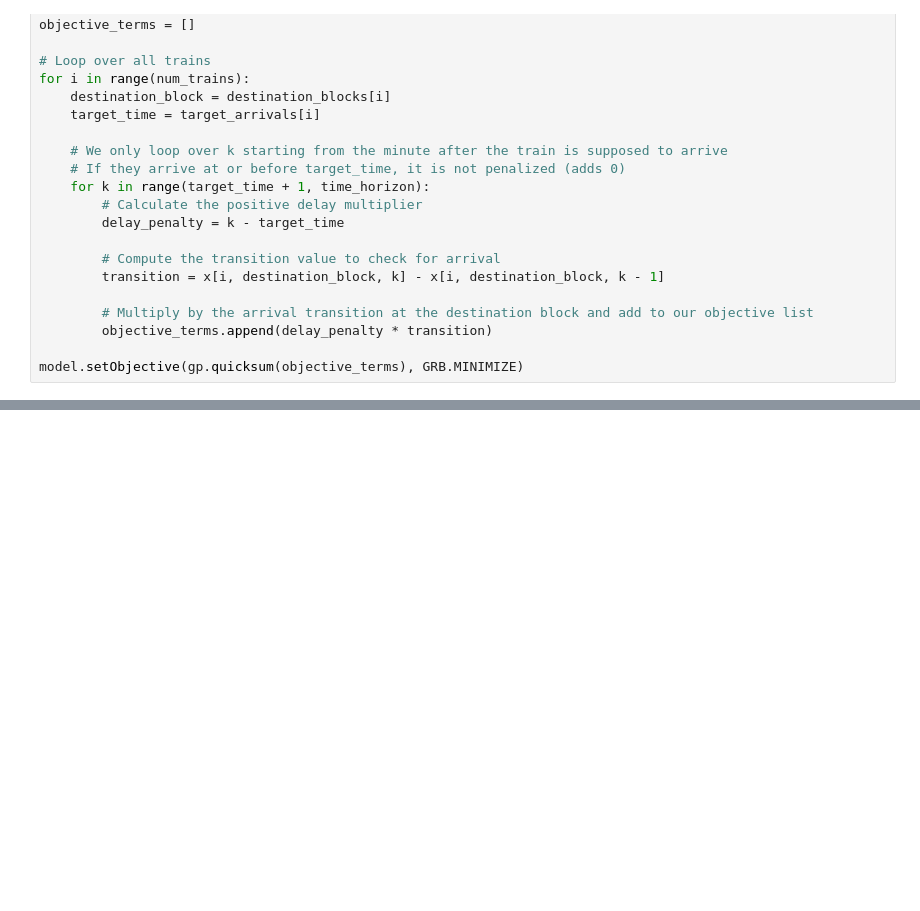
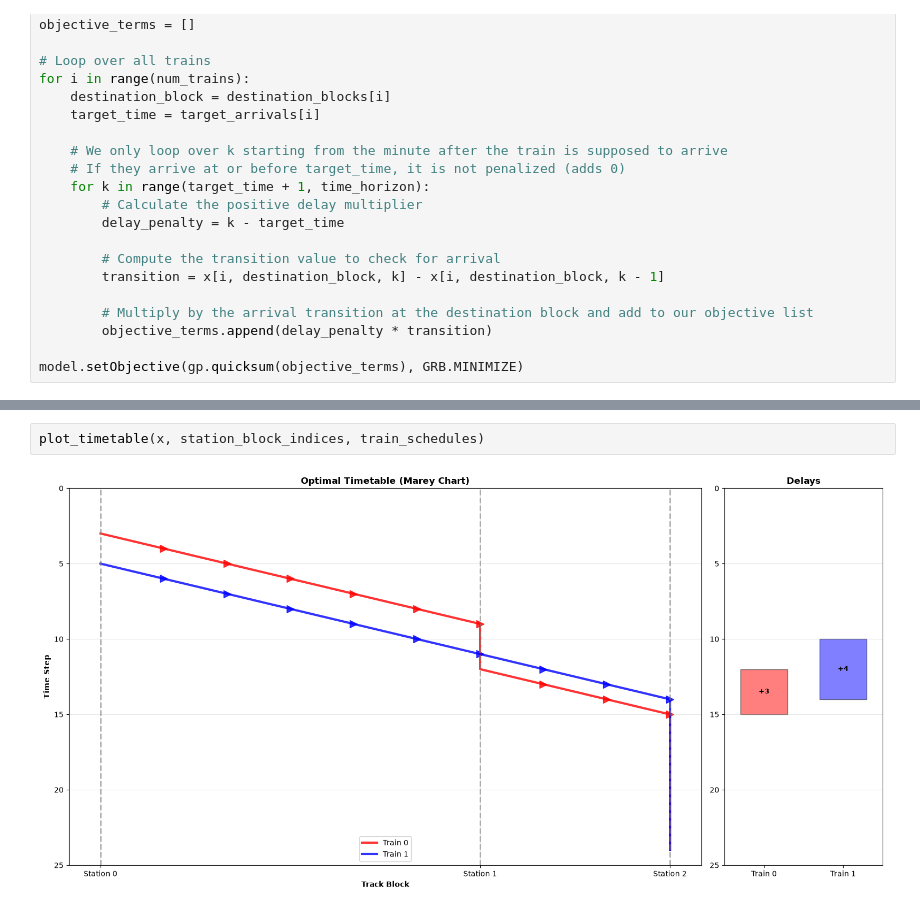
Before and after one commit to Schmiddy2000/TrainTransportationNetworkOptimization, a Jupyter notebook: Step_1/Step_1.ipynb, the cells around one changed output, grey strips where cells are left out. Cells and saved outputs as stored; diff of their text form; blank space fills up the shorter version.

```diff
--- a/Step_1/Step_1.ipynb
+++ b/Step_1/Step_1.ipynb
@@ -321,0 +333,4 @@ Time 24 -> Station 9
+# %%
+plot_timetable(x, station_block_indices, train_schedules)
+# %% [output]
+[figure, added]
```
Also changed, not shown: parts of 4 cells of this notebook, 3 other files.
